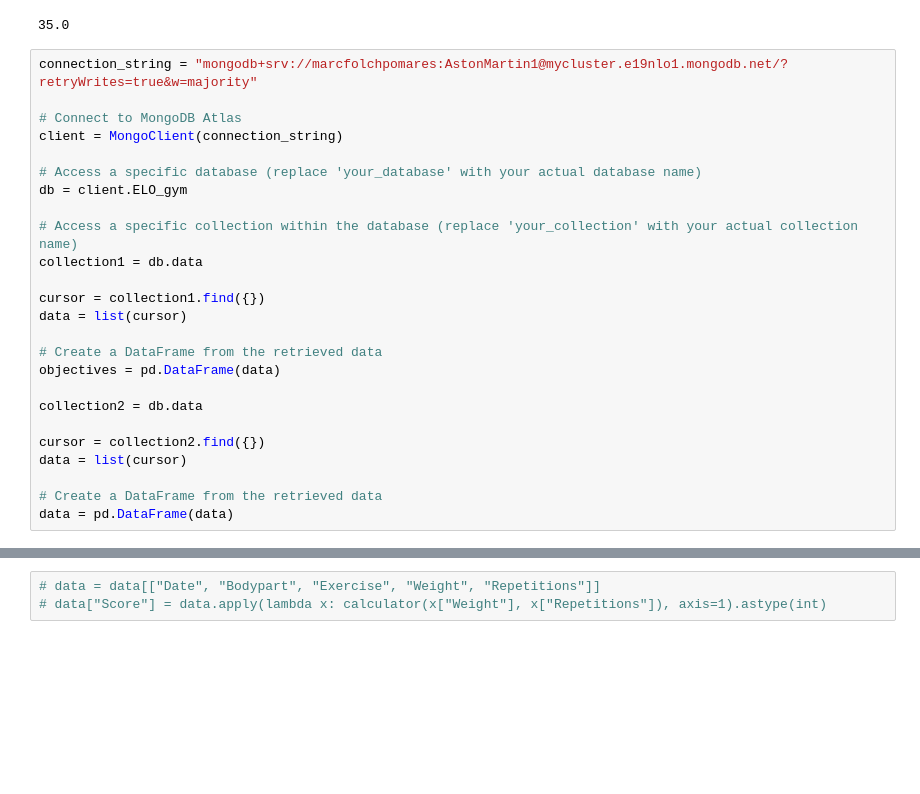
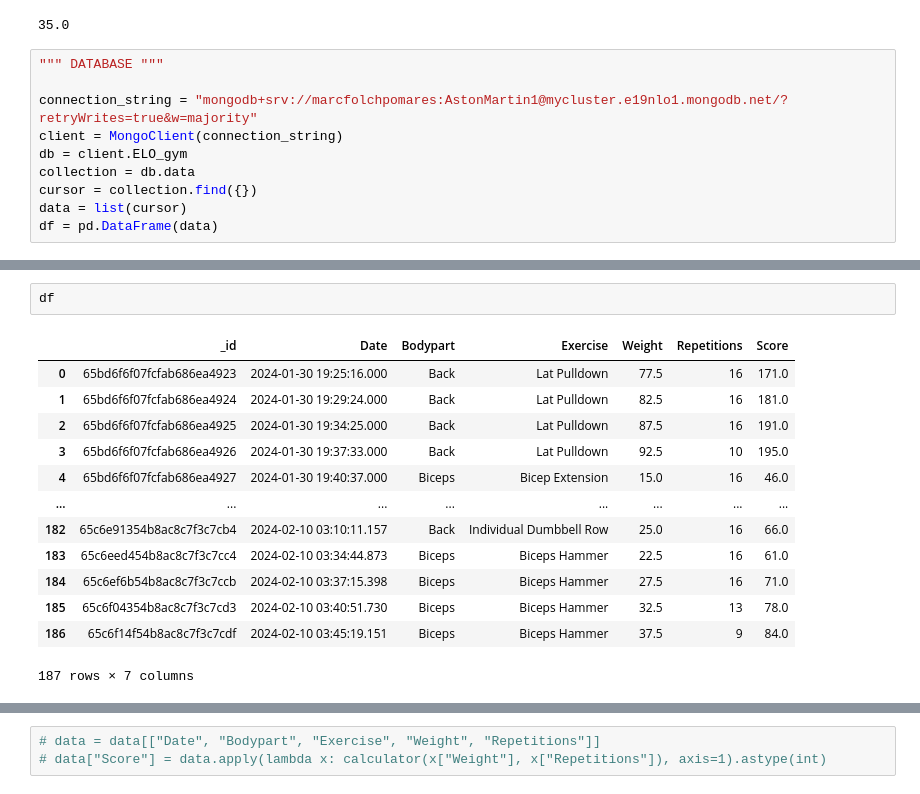
Before and after one commit to marcfolchp/gymtracker, a Jupyter notebook: final_idea/brainstorm.ipynb, the cells around one changed output, grey strips where cells are left out. Drawn from its saved outputs; the diff is of its cells as text; blank space fills up the shorter version.

```diff
--- a/final_idea/brainstorm.ipynb
+++ b/final_idea/brainstorm.ipynb
@@ -13,27 +10,12 @@ calculator(x, y)
 # %% [output]
 35.0
 # %%
+""" DATABASE """
+
 connection_string = "mongodb+srv://marcfolchpomares:AstonMartin1@mycluster.e19nlo1.mongodb.net/?retryWrites=true&w=majority"
-
-# Connect to MongoDB Atlas
 client = MongoClient(connection_string)
-
-# Access a specific database (replace 'your_database' with your actual database name)
 db = client.ELO_gym
-
-# Access a specific collection within the database (replace 'your_collection' with your actual collection name)
-collection1 = db.data
-
-cursor = collection1.find({})
+collection = db.data
+cursor = collection.find({})
 data = list(cursor)
-
-# Create a DataFrame from the retrieved data
-objectives = pd.DataFrame(data)
-
-collection2 = db.data
-
-cursor = collection2.find({})
-data = list(cursor)
-
-# Create a DataFrame from the retrieved data
-data = pd.DataFrame(data)
+df = pd.DataFrame(data)
@@ -55,0 +22,16 @@ data
+# %%
+df
+# %% [output]
+|  | _id | Date | Bodypart | Exercise | Weight | Repetitions | Score |
+| 0 | 65bd6f6f07fcfab686ea4923 | 2024-01-30 19:25:16.000 | Back | Lat Pulldown | 77.5 | 16 | 171.0 |
+| 1 | 65bd6f6f07fcfab686ea4924 | 2024-01-30 19:29:24.000 | Back | Lat Pulldown | 82.5 | 16 | 181.0 |
+| 2 | 65bd6f6f07fcfab686ea4925 | 2024-01-30 19:34:25.000 | Back | Lat Pulldown | 87.5 | 16 | 191.0 |
+| 3 | 65bd6f6f07fcfab686ea4926 | 2024-01-30 19:37:33.000 | Back | Lat Pulldown | 92.5 | 10 | 195.0 |
+| 4 | 65bd6f6f07fcfab686ea4927 | 2024-01-30 19:40:37.000 | Biceps | Bicep Extension | 15.0 | 16 | 46.0 |
+| ... | ... | ... | ... | ... | ... | ... | ... |
+| 182 | 65c6e91354b8ac8c7f3c7cb4 | 2024-02-10 03:10:11.157 | Back | Individual Dumbbell Row | 25.0 | 16 | 66.0 |
+| 183 | 65c6eed454b8ac8c7f3c7cc4 | 2024-02-10 03:34:44.873 | Biceps | Biceps Hammer | 22.5 | 16 | 61.0 |
+| 184 | 65c6ef6b54b8ac8c7f3c7ccb | 2024-02-10 03:37:15.398 | Biceps | Biceps Hammer | 27.5 | 16 | 71.0 |
+| 185 | 65c6f04354b8ac8c7f3c7cd3 | 2024-02-10 03:40:51.730 | Biceps | Biceps Hammer | 32.5 | 13 | 78.0 |
+| 186 | 65c6f14f54b8ac8c7f3c7cdf | 2024-02-10 03:45:19.151 | Biceps | Biceps Hammer | 37.5 | 9 | 84.0 |
+187 rows × 7 columns
```
Also changed, not shown: parts of 9 cells of this notebook, 1 other file.
